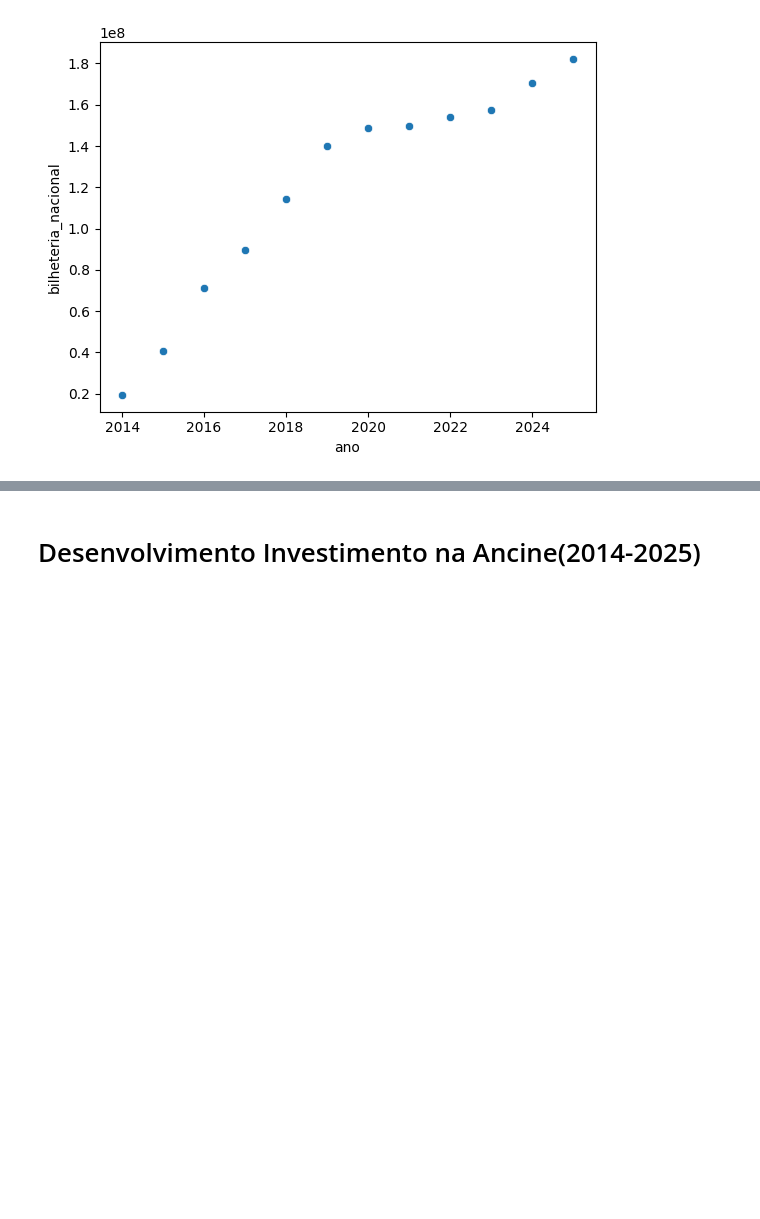
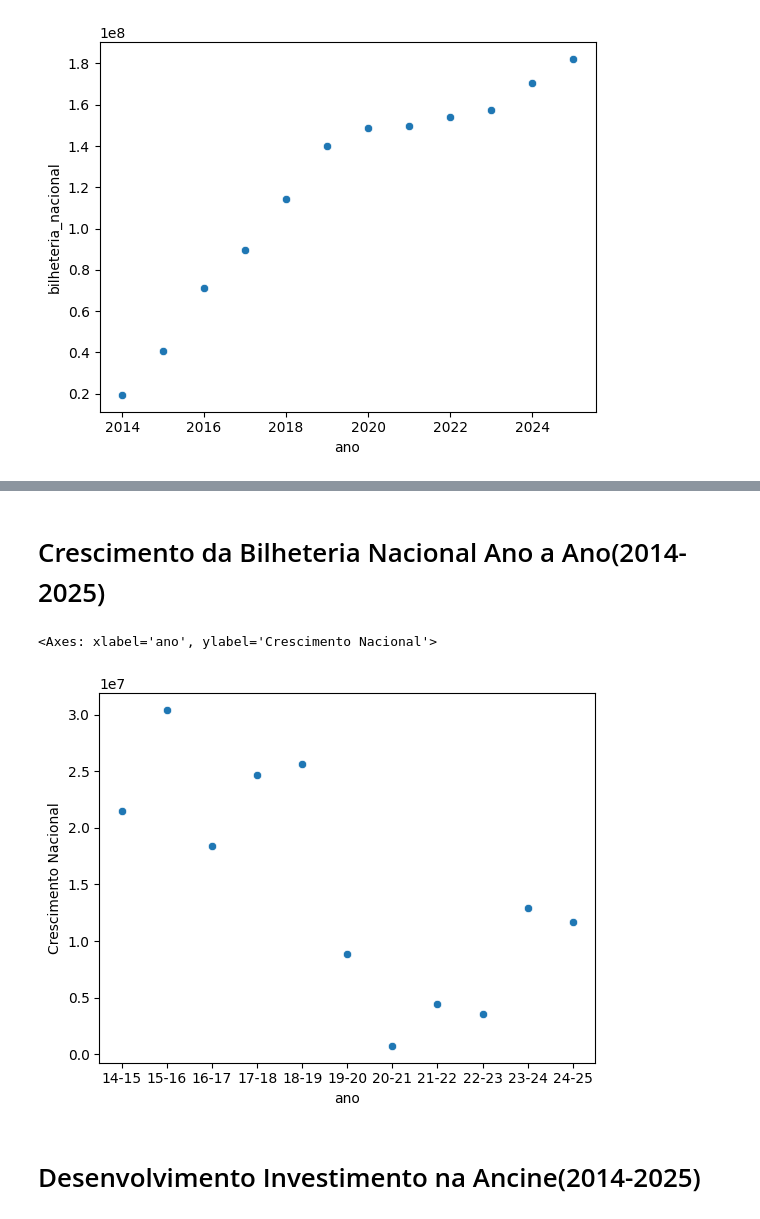
Before and after one commit to ricardomoraisp/Trabalho-ICD-2025.2, a Jupyter notebook: Analise_Pandemia.ipynb, the cells around one changed output, grey strips where cells are left out. Drawn from its saved outputs; the diff is of its cells as text; code cells hidden in the pictures; blank space fills up the shorter version.

```diff
--- a/Analise_Pandemia.ipynb
+++ b/Analise_Pandemia.ipynb
@@ -22,3 +30,10 @@ seaborn.scatterplot(x="ano",y="bilheteria_nacional",data=df_bilheteria)
+# %% [markdown]
+# Crescimento da Bilheteria Nacional Ano a Ano(2014-2025)
+# %%
+seaborn.scatterplot(x="ano",y="Crescimento Nacional",data=df_crescimento)
+# %% [output]
+<Axes: xlabel='ano', ylabel='Crescimento Nacional'>
+[figure, added]
 # %% [markdown]
 # Desenvolvimento Investimento na Ancine(2014-2025)
 # %%
```
Also changed, not shown: parts of 4 cells of this notebook, 2 other files.
